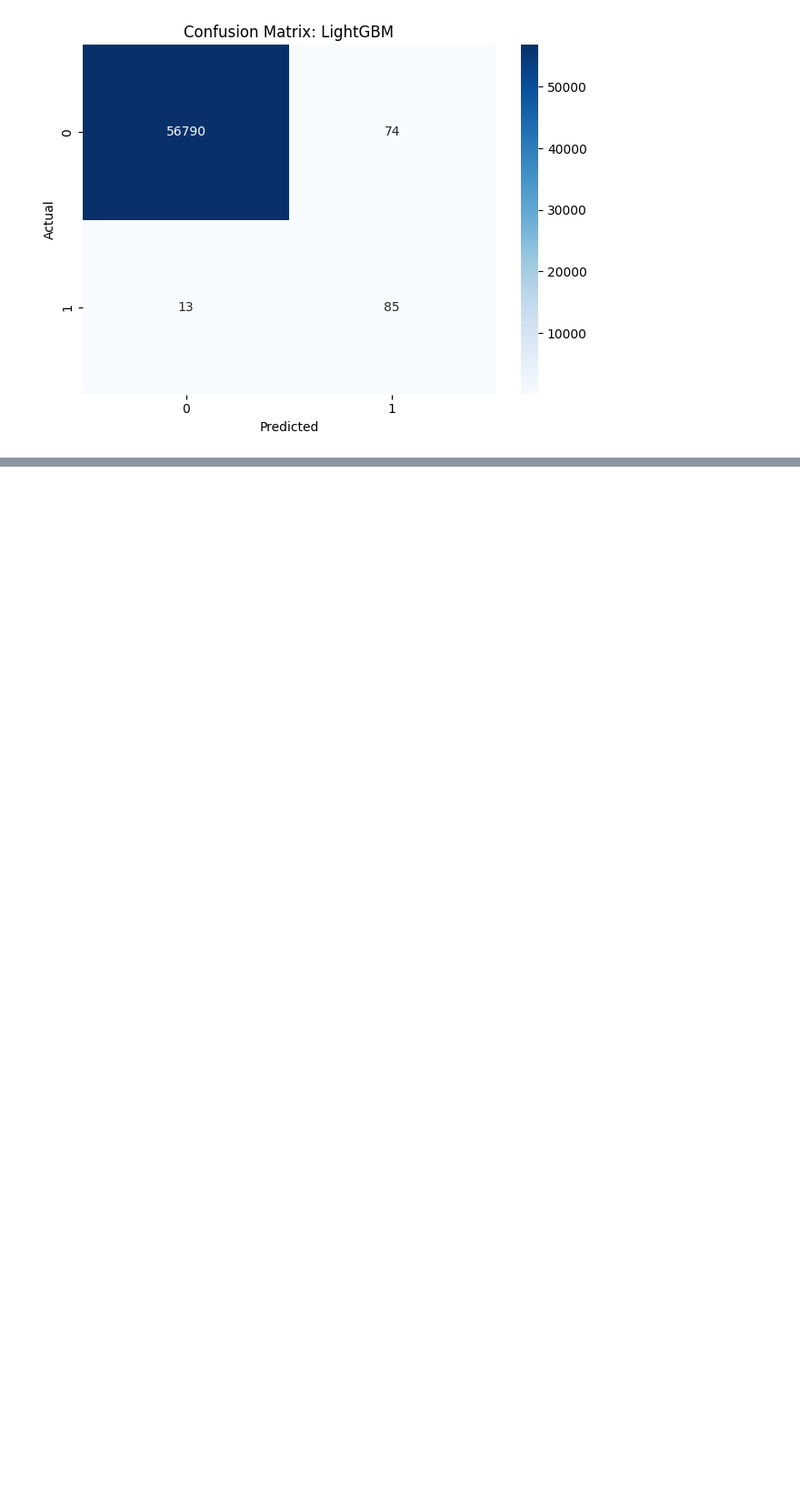
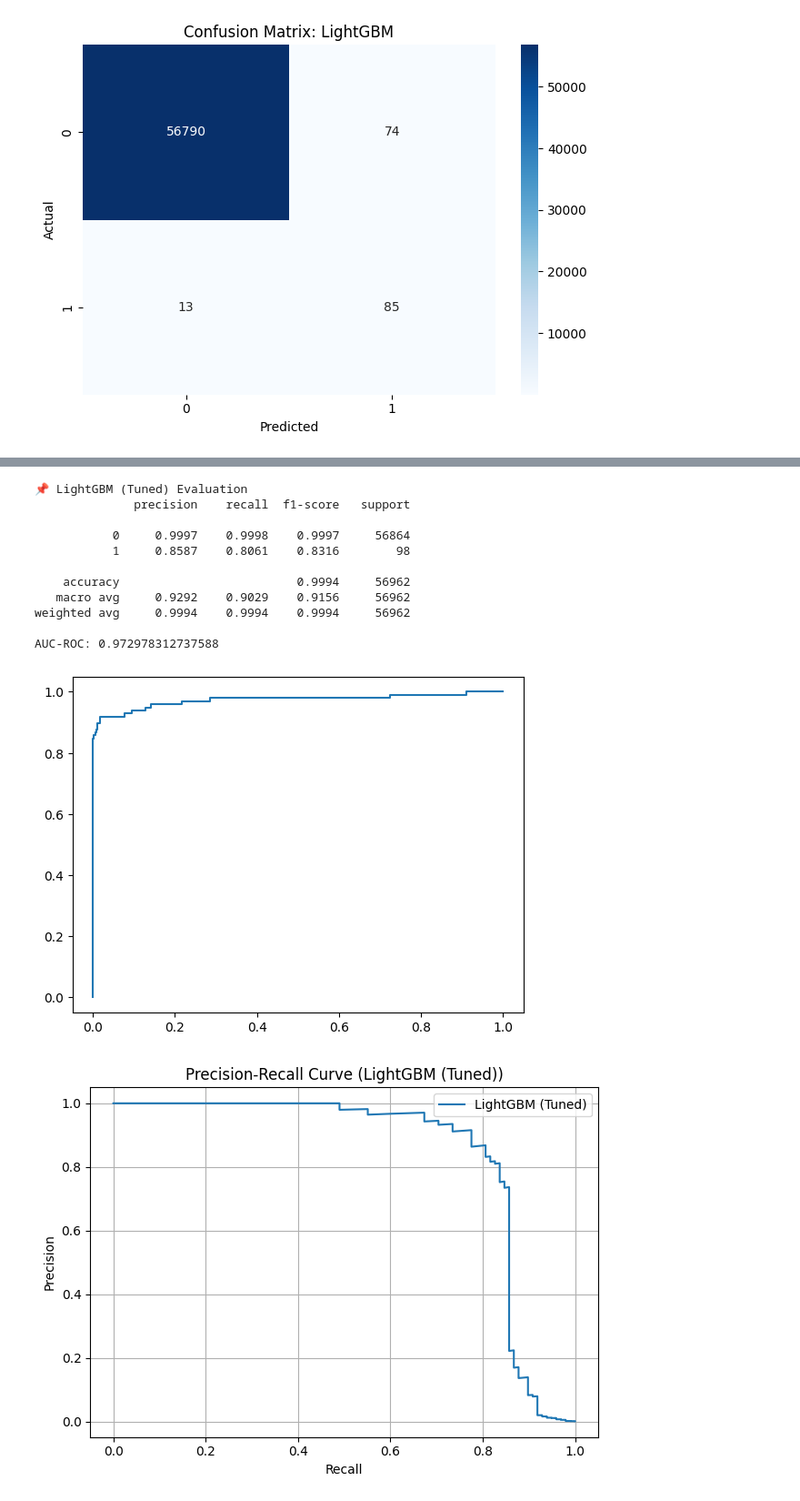
Before and after one commit to stevokwon/aws-fraud-detection, a Jupyter notebook: notebooks/02_model_dev.ipynb, the cells around one changed output, grey strips where cells are left out. Shown at 91% size. Drawn from its saved outputs; the diff is of its cells as text; code cells hidden in the pictures; blank space fills up the shorter version.

```diff
--- a/notebooks/02_model_dev.ipynb
+++ b/notebooks/02_model_dev.ipynb
@@ -234,0 +290,24 @@ AUC-ROC: 0.9572370309969795
+# %%
+# ⚙️ Hyperparameter Tuning: LightGBM
+from sklearn.model_selection import GridSearchCV
+
+param_grid = {
+    'n_estimators': [100, 300],
+    'max_depth': [5, 10],
+    'learning_rate': [0.01, 0.1],
+    'num_leaves': [31, 64]
+}
+
+lgb_base = LGBMClassifier(class_weight='balanced', random_state=42)
+grid_search = GridSearchCV(
+    estimator=lgb_base,
+    param_grid=param_grid,
+    scoring='f1',
+    cv=3,
+    n_jobs=-1,
+    verbose=1
+)
+grid_search.fit(X_train_resampled, y_train_resampled)
+
+print("🔍 Best Hyperparameters:")
+print(grid_search.best_params_)
@@ -234,0 +332,22 @@ AUC-ROC: 0.9572370309969795
+# %%
+# Replace original model with best one
+lgb_model = grid_search.best_estimator_
+y_pred_lgb = lgb_model.predict(X_test)
+y_pred_proba_lgb = lgb_model.predict_proba(X_test)[:, 1]
+
+# 🧪 Re-evaluate with best model
+evaluate_model(y_test, y_pred_lgb, y_pred_proba_lgb, "LightGBM (Tuned)")
+# %% [output]
+📌 LightGBM (Tuned) Evaluation
+              precision    recall  f1-score   support
+
+           0     0.9997    0.9998    0.9997     56864
+           1     0.8587    0.8061    0.8316        98
+
+    accuracy                         0.9994     56962
+   macro avg     0.9292    0.9029    0.9156     56962
+weighted avg     0.9994    0.9994    0.9994     56962
+
+AUC-ROC: 0.972978312737588
+[figure, added]
+[figure, added]
```
Also changed, not shown: parts of 8 cells of this notebook, 2 other files.
